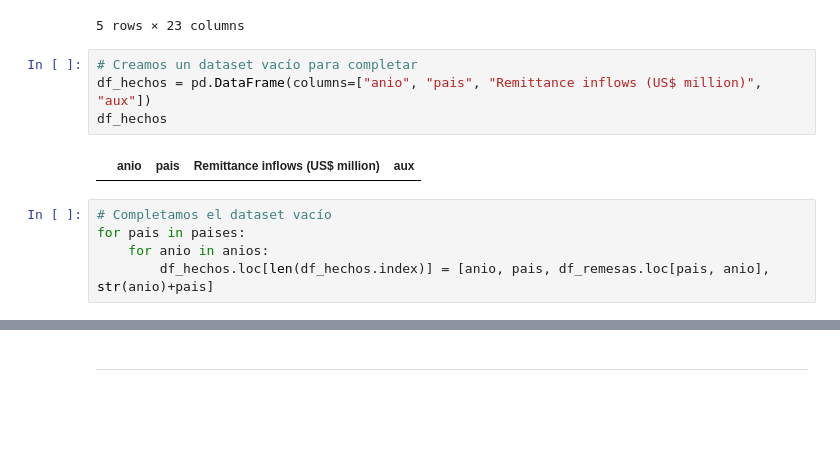
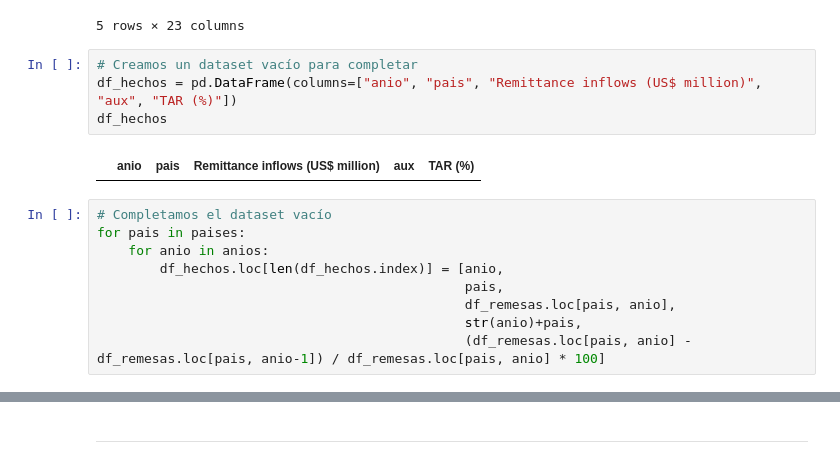
Before and after one commit to cristian-torres-ds/flujos_migratorios_AWS, a Jupyter notebook: uniendo.ipynb, the cells around one changed output, grey strips where cells are left out. Cells and saved outputs as stored; diff of their text form; blank space fills up the shorter version.

```diff
--- a/uniendo.ipynb
+++ b/uniendo.ipynb
@@ -69,15 +69,19 @@ df_remesas
 5 rows × 23 columns
 # %%
 # Creamos un dataset vacío para completar
-df_hechos = pd.DataFrame(columns=["anio", "pais", "Remittance inflows (US$ million)", "aux"])
+df_hechos = pd.DataFrame(columns=["anio", "pais", "Remittance inflows (US$ million)", "aux", "TAR (%)"])
 df_hechos
 # %% [output]
-|  | anio | pais | Remittance inflows (US$ million) | aux |
+|  | anio | pais | Remittance inflows (US$ million) | aux | TAR (%) |
 # %%
 # Completamos el dataset vacío
 for pais in paises:
     for anio in anios:
-        df_hechos.loc[len(df_hechos.index)] = [anio, pais, df_remesas.loc[pais, anio], str(anio)+pais]
+        df_hechos.loc[len(df_hechos.index)] = [anio,
+                                               pais,
+                                               df_remesas.loc[pais, anio],
+                                               str(anio)+pais,
+                                               (df_remesas.loc[pais, anio] - df_remesas.loc[pais, anio-1]) / df_remesas.loc[pais, anio] * 100]
 # %%
 df_hechos.head(12)
 # %% [output]
```
Also changed, not shown: parts of 4 cells of this notebook, 3 other files.
